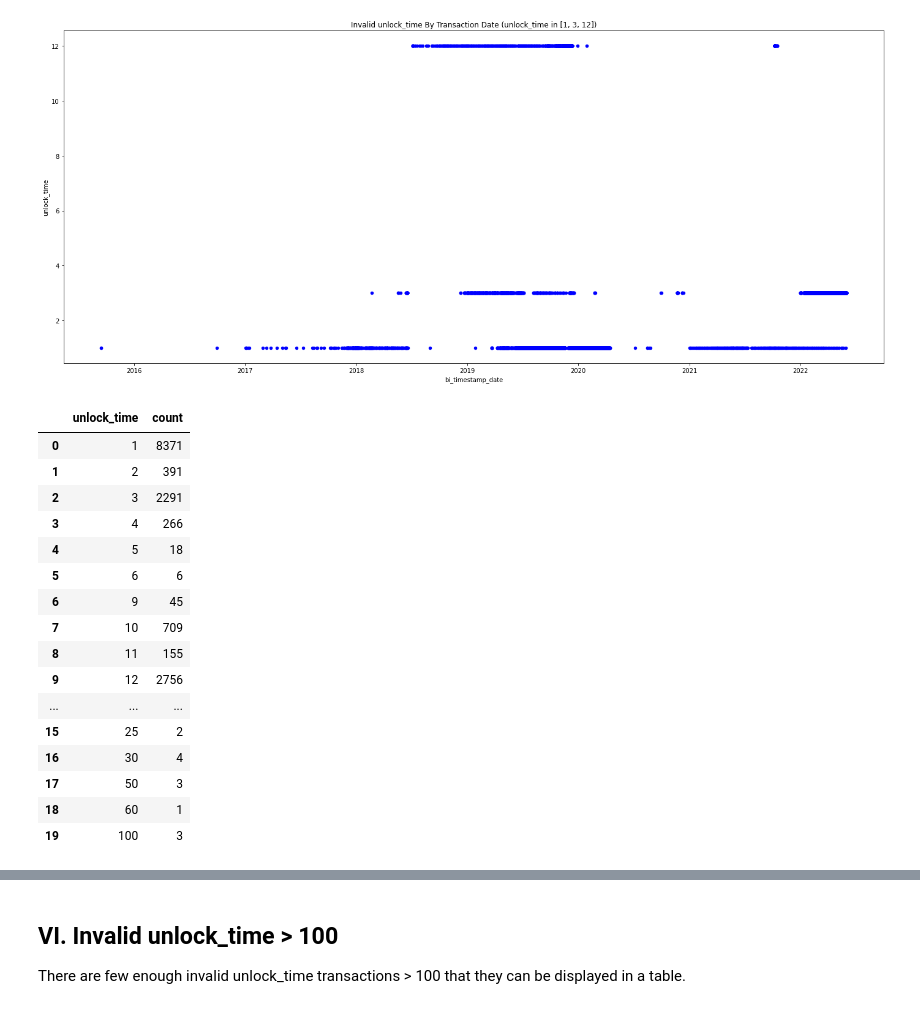
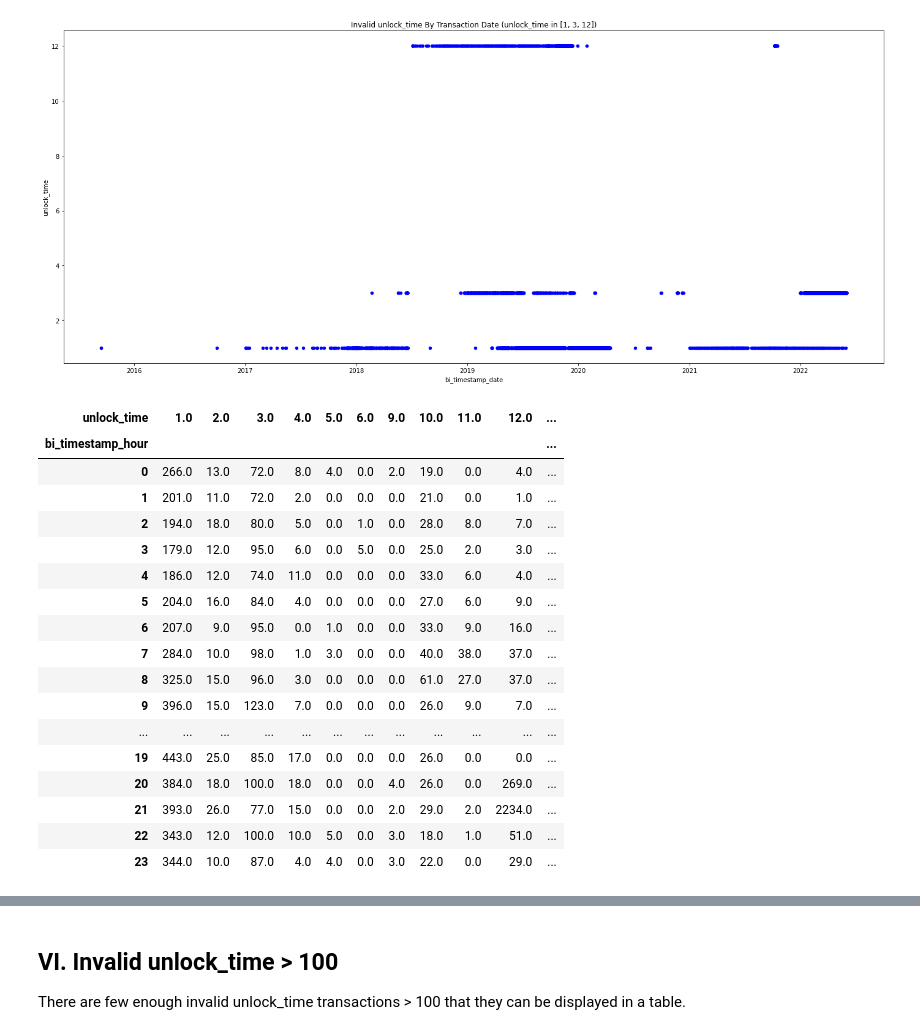
Before and after one commit to AnonimaUzanto/monero_blockchain_analysis, a Jupyter notebook: Unlock_Time_Analysis.ipynb, the cells around one changed output, grey strips where cells are left out. Cells and saved outputs as stored; diff of their text form; code cells hidden in the pictures.

Commit message:
Adding invalid_unlock_time by block hour

```diff
--- a/Unlock_Time_Analysis.ipynb
+++ b/Unlock_Time_Analysis.ipynb
@@ -227,25 +227,26 @@ plt.title("Invalid unlock_time By Transaction Date (unlock_time in [1, 3, 12])")
 # %% [output]
 [figure]
 # %%
-small_invalid_unlock_time = pd.DataFrame(invalid_unlock_times[invalid_unlock_times["unlock_time"] <= 100]["unlock_time"].value_counts().sort_index())
-small_invalid_unlock_time.index.name = "unlock_time"
-small_invalid_unlock_time = small_invalid_unlock_time.rename(columns={"unlock_time": "count"})
-small_invalid_unlock_time.reset_index()
+pd.set_option("display.max_columns", None)
+small_invalid_unlock_time = unlock_times[unlock_times["unlock_time"] <= 100].reset_index().copy()
+small_invalid_unlock_time["bi_timestamp_hour"] = pd.to_datetime(small_invalid_unlock_time["bi_timestamp_date"]).dt.hour
+small_invalid_unlock_time.groupby(["bi_timestamp_hour", "unlock_time"]).count()["tx_hash"].unstack().fillna(0)
 # %% [output]
-|  | unlock_time | count |
-| 0 | 1 | 8371 |
-| 1 | 2 | 391 |
-| 2 | 3 | 2291 |
-| 3 | 4 | 266 |
-| 4 | 5 | 18 |
-| 5 | 6 | 6 |
-| 6 | 9 | 45 |
-| 7 | 10 | 709 |
-| 8 | 11 | 155 |
-| 9 | 12 | 2756 |
-| ... | ... | ... |
-| 15 | 25 | 2 |
-| 16 | 30 | 4 |
-| 17 | 50 | 3 |
-| 18 | 60 | 1 |
-| 19 | 100 | 3 |
+| unlock_time | 1.0 | 2.0 | 3.0 | 4.0 | 5.0 | 6.0 | 9.0 | 10.0 | 11.0 | 12.0 | ... |
+| bi_timestamp_hour |  |  |  |  |  |  |  |  |  |  | ... |
+| 0 | 266.0 | 13.0 | 72.0 | 8.0 | 4.0 | 0.0 | 2.0 | 19.0 | 0.0 | 4.0 | ... |
+| 1 | 201.0 | 11.0 | 72.0 | 2.0 | 0.0 | 0.0 | 0.0 | 21.0 | 0.0 | 1.0 | ... |
+| 2 | 194.0 | 18.0 | 80.0 | 5.0 | 0.0 | 1.0 | 0.0 | 28.0 | 8.0 | 7.0 | ... |
+| 3 | 179.0 | 12.0 | 95.0 | 6.0 | 0.0 | 5.0 | 0.0 | 25.0 | 2.0 | 3.0 | ... |
+| 4 | 186.0 | 12.0 | 74.0 | 11.0 | 0.0 | 0.0 | 0.0 | 33.0 | 6.0 | 4.0 | ... |
+| 5 | 204.0 | 16.0 | 84.0 | 4.0 | 0.0 | 0.0 | 0.0 | 27.0 | 6.0 | 9.0 | ... |
+| 6 | 207.0 | 9.0 | 95.0 | 0.0 | 1.0 | 0.0 | 0.0 | 33.0 | 9.0 | 16.0 | ... |
+| 7 | 284.0 | 10.0 | 98.0 | 1.0 | 3.0 | 0.0 | 0.0 | 40.0 | 38.0 | 37.0 | ... |
+| 8 | 325.0 | 15.0 | 96.0 | 3.0 | 0.0 | 0.0 | 0.0 | 61.0 | 27.0 | 37.0 | ... |
+| 9 | 396.0 | 15.0 | 123.0 | 7.0 | 0.0 | 0.0 | 0.0 | 26.0 | 9.0 | 7.0 | ... |
+| ... | ... | ... | ... | ... | ... | ... | ... | ... | ... | ... | ... |
+| 19 | 443.0 | 25.0 | 85.0 | 17.0 | 0.0 | 0.0 | 0.0 | 26.0 | 0.0 | 0.0 | ... |
+| 20 | 384.0 | 18.0 | 100.0 | 18.0 | 0.0 | 0.0 | 4.0 | 26.0 | 0.0 | 269.0 | ... |
+| 21 | 393.0 | 26.0 | 77.0 | 15.0 | 0.0 | 0.0 | 2.0 | 29.0 | 2.0 | 2234.0 | ... |
+| 22 | 343.0 | 12.0 | 100.0 | 10.0 | 5.0 | 0.0 | 3.0 | 18.0 | 1.0 | 51.0 | ... |
+| 23 | 344.0 | 10.0 | 87.0 | 4.0 | 4.0 | 0.0 | 3.0 | 22.0 | 0.0 | 29.0 | ... |
```
Also changed, not shown: parts of 1 cell of this notebook.
